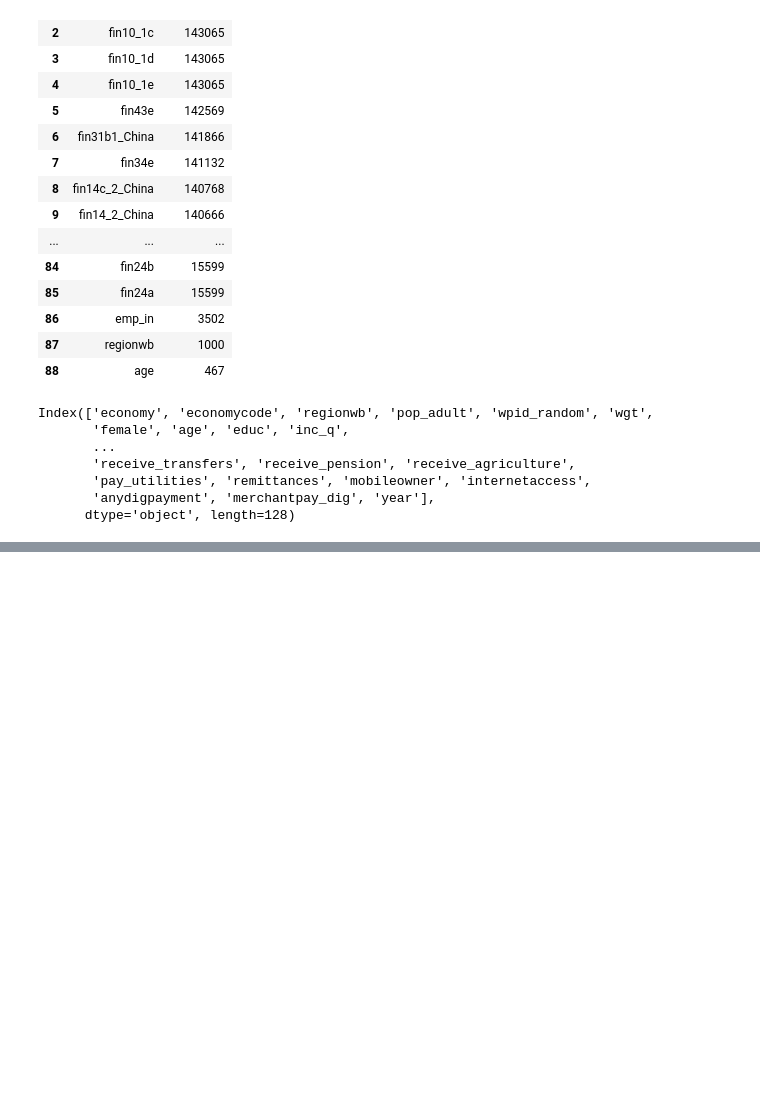
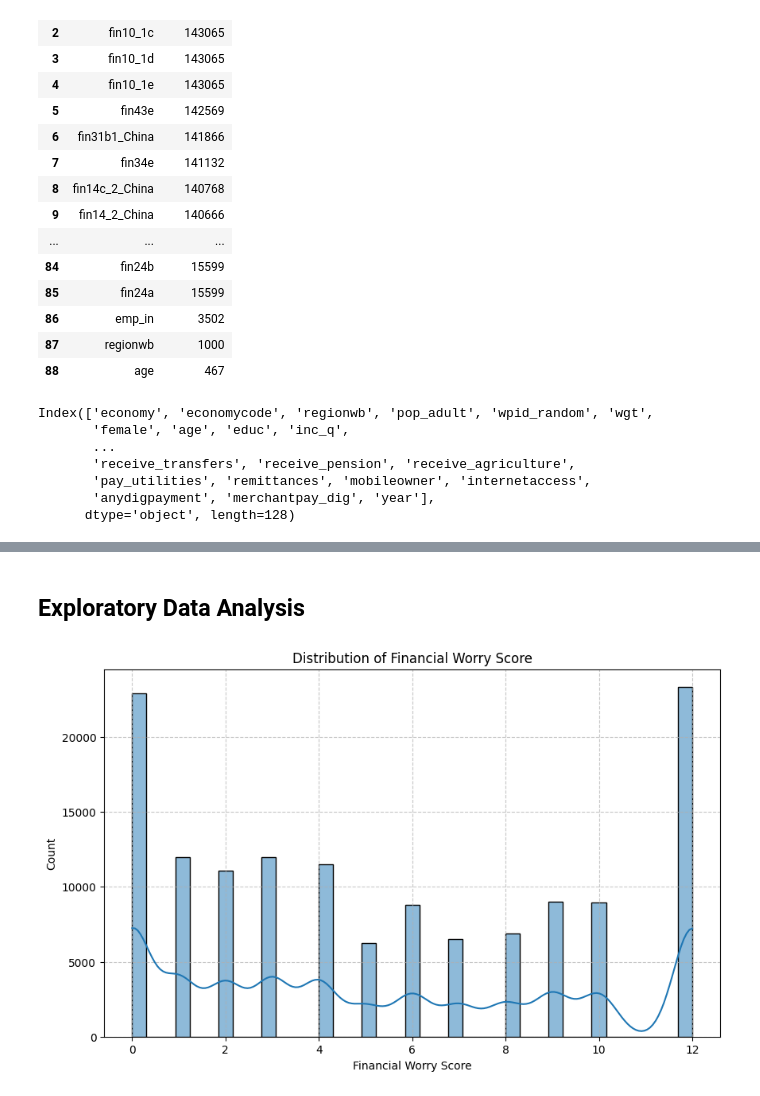
Before and after one commit to lucasrabay/financial-system_access, a Jupyter notebook: notebooks/cleaning_and_etl.ipynb, the cells around one changed output, grey strips where cells are left out. Cells and saved outputs as stored; diff of their text form; code cells hidden in the pictures; blank space fills up the shorter version.

```diff
--- a/notebooks/cleaning_and_etl.ipynb
+++ b/notebooks/cleaning_and_etl.ipynb
@@ -135,0 +173,14 @@ for variable in binary_variables_to_be_fixed:
+# %%
+# renomeando variáveis
+
+df = df.rename(columns={'fin4': 'debit_card',
+                   'fin8': 'credit_card',
+                     'fin8b': 'paid_balance_regularly',
+})
+# %%
+df[['debit_card', 'credit_card']] = df[['debit_card', 'credit_card']].fillna(0)
+df['paid_balance_regularly'] = df['paid_balance_regularly'].fillna(-1)
+# %%
+#dropando nulos, pois restam poucos
+df.dropna(inplace=True)
+df.info()
@@ -135,0 +205,5 @@ for variable in binary_variables_to_be_fixed:
+# %%
+# convertendo variaveis float para int
+float_columns = df.select_dtypes(include=['float64']).columns.tolist()
+for col in float_columns:
+    df[col] = df[col].astype(int)
@@ -135,0 +230,11 @@ for variable in binary_variables_to_be_fixed:
+# %% [markdown]
+## Exploratory Data Analysis
+# %%
+plt.figure(figsize=(10, 6))
+sns.histplot(df['financial_worry'], kde=True)
+plt.title('Distribuição de Financial Worry Score')
+plt.xlabel('Financial Worry Score')
+plt.grid(linestyle='--', alpha=0.7)
+plt.show()
+# %% [output]
+[figure, added]
```
Also changed, not shown: parts of 20 cells of this notebook, 1 other file.
